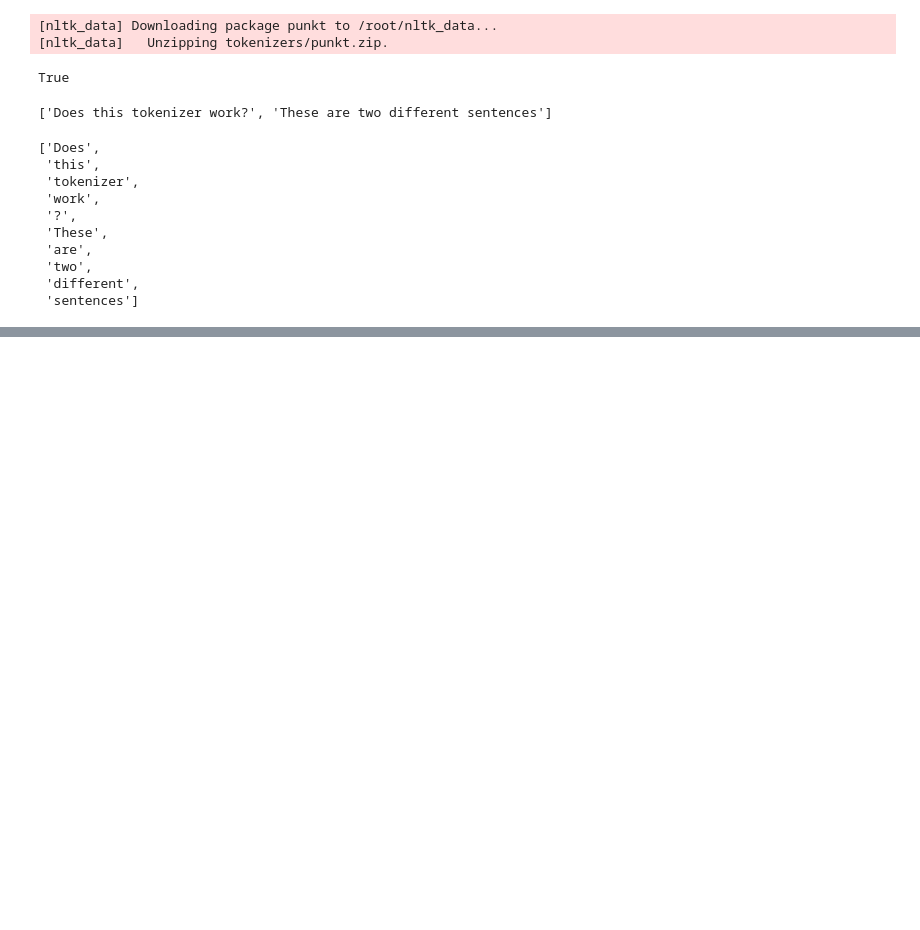
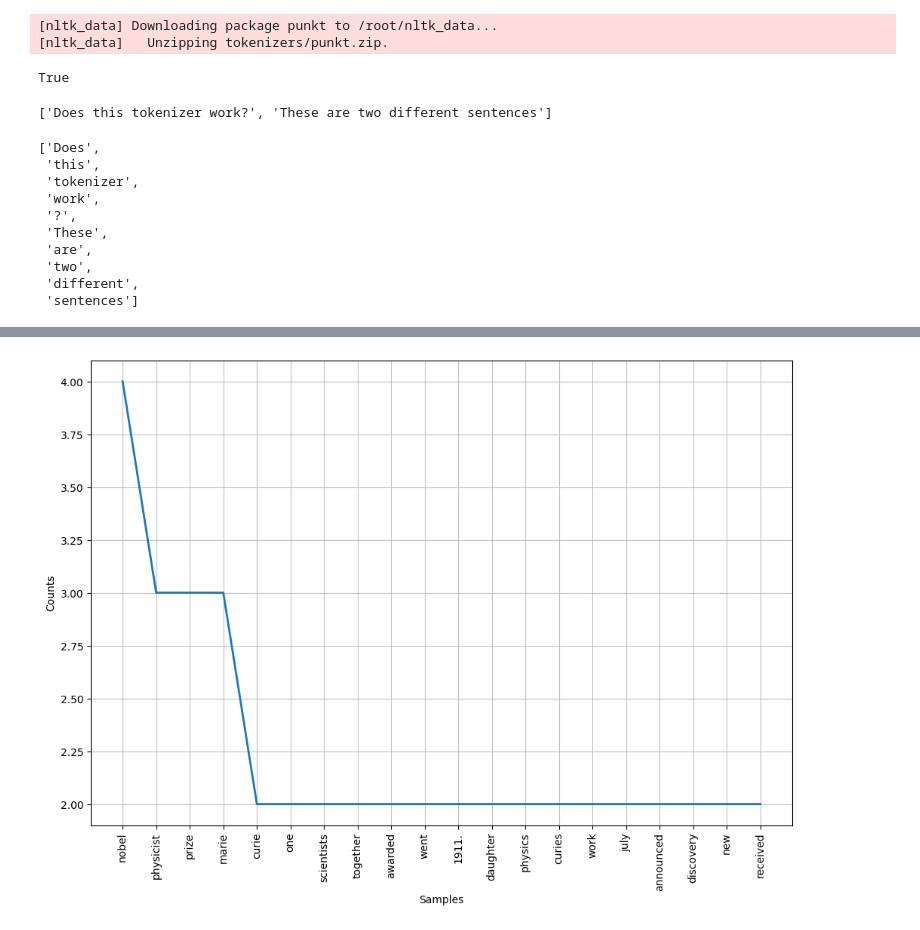
Before and after one commit to koad7/NLP_PYTORCH, a Jupyter notebook: building_features_text_data.ipynb, the cells around one changed output, grey strips where cells are left out. Cells and saved outputs as stored; diff of their text form; code cells hidden in the pictures; blank space fills up the shorter version.

```diff
--- a/building_features_text_data.ipynb
+++ b/building_features_text_data.ipynb
@@ -32,0 +122,3 @@ word_tokens
+# %%
+file_contents = file_contents.lower()
+word_tokens = wt.tokenize(file_contents)
@@ -32,0 +135,4 @@ word_tokens
+# %%
+from nltk.corpus import stopwords
+stop_wprds = set(stopwords.words('english'))
+stop_wprds.update([',','.','The'])
@@ -32,0 +143,7 @@ word_tokens
+# %%
+filtered_words = []
+for w in word_tokens:
+  if w not in stop_wprds:
+    filtered_words.append(w)
+
+print(filtered_words)
@@ -32,0 +152,3 @@ word_tokens
+# %%
+freq_dist = FreqDist(filtered_words)
+freq_dist.most_common(20)
@@ -32,0 +176,6 @@ word_tokens
+# %%
+fig, ax = plt.subplots(figsize=(12,8))
+freq_dist.plot(20, cumulative=False)
+plt.show()
+# %% [output]
+[figure, added]
```
Also changed, not shown: parts of 19 cells of this notebook.
